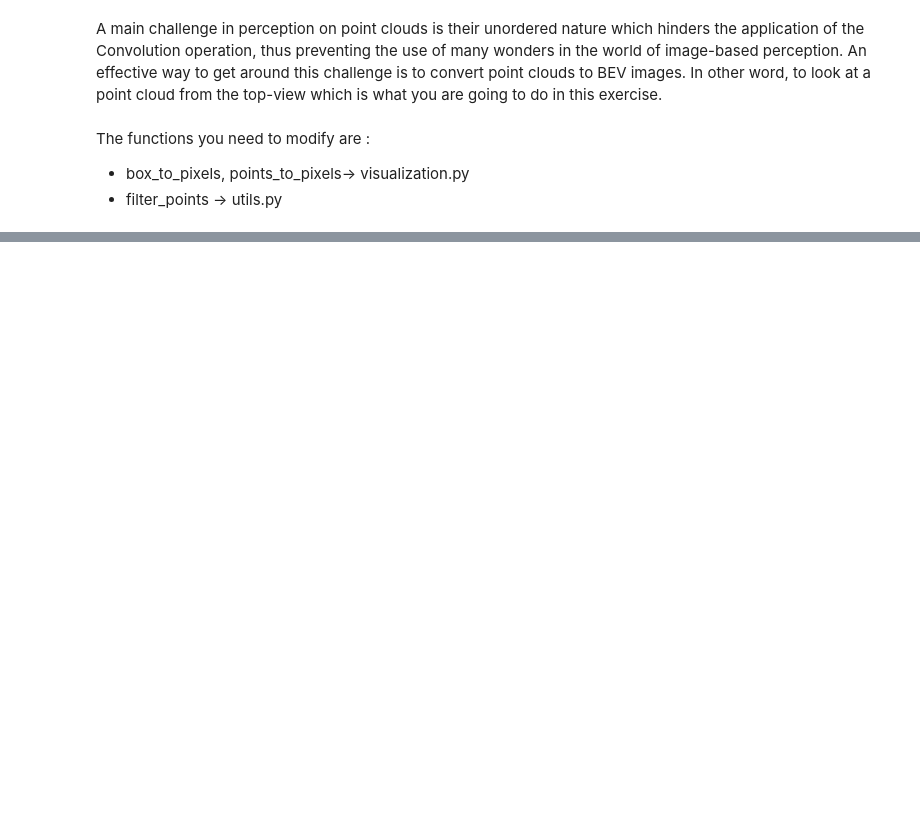
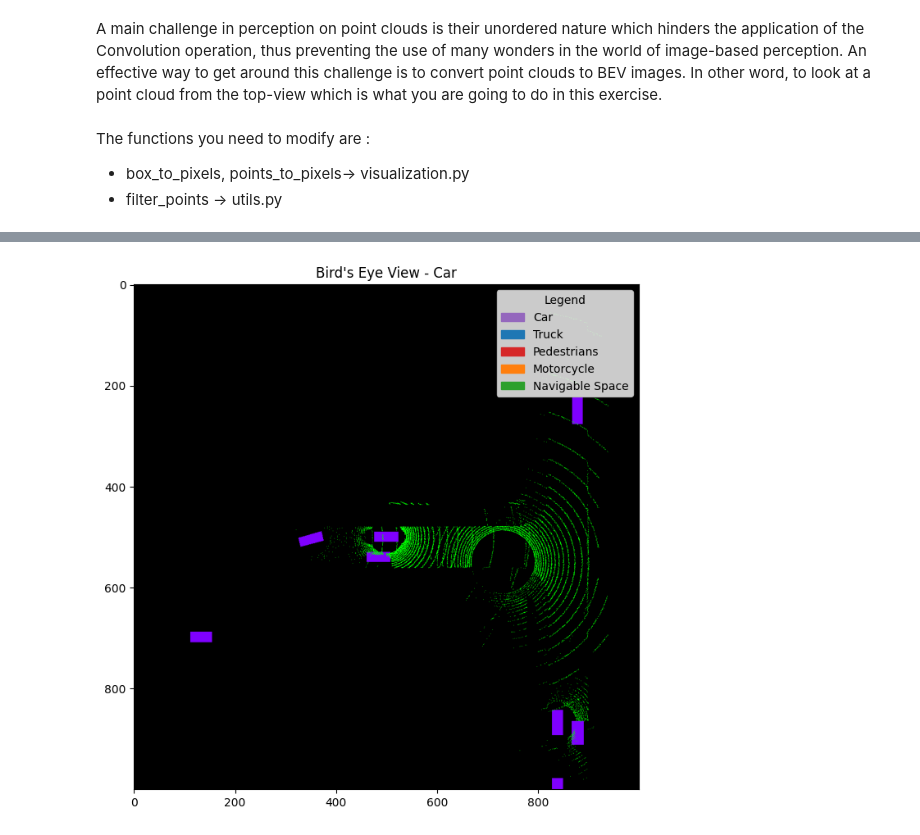
Before and after one commit to DndrGunnr/ECN_AUVE_labs_1_2, a Jupyter notebook: lab1/lab1.ipynb, the cells around one changed output, grey strips where cells are left out. Saved outputs shown, nothing was run; the diff lists cells and outputs as text; code cells hidden in the pictures; blank space fills up the shorter version.

```diff
--- a/lab1/lab1.ipynb
+++ b/lab1/lab1.ipynb
@@ -99,0 +88,84 @@ Segment points according to object's class
+# %%
+# Each detection is attached with one class label, use it to filter out the detections of interest (e.g. vehicles, pedestrians, etc.)
+import ipywidgets as widgets
+from IPython.display import display
+import numpy as np
+import matplotlib.pyplot as plt
+import matplotlib.patches as mpatches  # For custom legend patches
+
+# Updated CLASS_COLORS for box identification
+CLASS_COLORS = np.array([
+    [0.5, 0.0, 1.0],  # Blue for Truck
+    [0.0, 0.0, 1.0],  # Purple for Car
+    [1.0, 0.65, 0.0],  # Red for Pedestrians
+    [1.0, 0.0, 0.0],  # Orange for Motorcycle
+    [0.0, 1.0, 0.0]   # Green for All
+])
+
+# Function to handle button clicks
+def update_method(button):
+    method = button.description
+    boxes = detection_obj(n_frame, actors, method)
+    box_colors = CLASS_COLORS[boxes[:, -1].astype(np.int32)]
+
+    # Filter points within the range
+    points_range = np.array([-50, -50, -25, 50, 50, 0.01])  # Range for ground floor
+    filtered_points = filter_points(merged_points, points_range)
+
+    # Visualize filtered points and bounding boxes
+    show_objects(filtered_points, boxes[:, :7], box_colors)
+
+    # Create BEV image
+    bev_resolution = 0.1  # meters per pixel
+    bev_imsize = np.ceil((points_range[3:5] - points_range[:2]) / bev_resolution).astype(int)
+    bev_occupancy = np.zeros((bev_imsize[1], bev_imsize[0], 3), dtype=np.uint8)  # Use RGB for better visualization
+
+    # Overlay bounding boxes on BEV
+    for i in range(boxes.shape[0]):
+        box_mask = box_to_pixels(boxes[i:i+1, :7], bev_imsize, bev_resolution)
+        bev_occupancy[box_mask > 0] = box_colors[i] * 255  # Scale colors from 0-1 to 0-255
+
+    # Overlay navigable space
+    navigable_space = points_to_pixels(filtered_points, bev_imsize, bev_resolution)
+    for pixel in navigable_space:
+        bev_occupancy[int(pixel[1]), int(pixel[0])] = [0, 255, 0]  # Green for navigable space
+
+    # Show BEV image
+    plt.figure(figsize=(10, 8))  # Increase figure size for clarity
+    plt.imshow(bev_occupancy, origin='lower')
+    plt.title(f"Bird's Eye View - {method}")
+    plt.axis('on')  # Show axes for clarity
+    plt.gca().invert_yaxis()  # Flip the plot around the x-axis
+
+    # Add legend for the BEV image
+    legend_patches = [
+        mpatches.Patch(color='#9467bd', label='Car'),
+        mpatches.Patch(color='#1f77b4', label='Truck'),
+        mpatches.Patch(color='#d62728', label='Pedestrians'),
+        mpatches.Patch(color='#ff7f0e', label='Motorcycle'),
+        mpatches.Patch(color='#2ca02c', label='Navigable Space'),
+    ]
+    plt.legend(handles=legend_patches, loc='upper right', title="Legend", fontsize=10)
+
+    plt.show()
+
+# Button configurations
+buttons = {
+    'Car': '#9467bd',           # Purple
+    'Truck': '#1f77b4',         # Blue
+    'Pedestrians': '#d62728',   # Red
+    'Motorcycle': '#ff7f0e',    # Orange
+    'All': '#2ca02c'            # Green
+}
+
+# Create and display buttons
+button_widgets = [
+    widgets.Button(description=name, style={'button_color': color}, layout=widgets.Layout(width='100px', height='40px'))
+    for name, color in buttons.items()
+]
+
+for button in button_widgets:
+    button.on_click(update_method)
+
+display(widgets.HBox(button_widgets))
+# %% [output]
@@ -99,0 +173 @@ Segment points according to object's class
+[figure, added]
```
Also changed, not shown: parts of 9 cells of this notebook, 2 other files.
